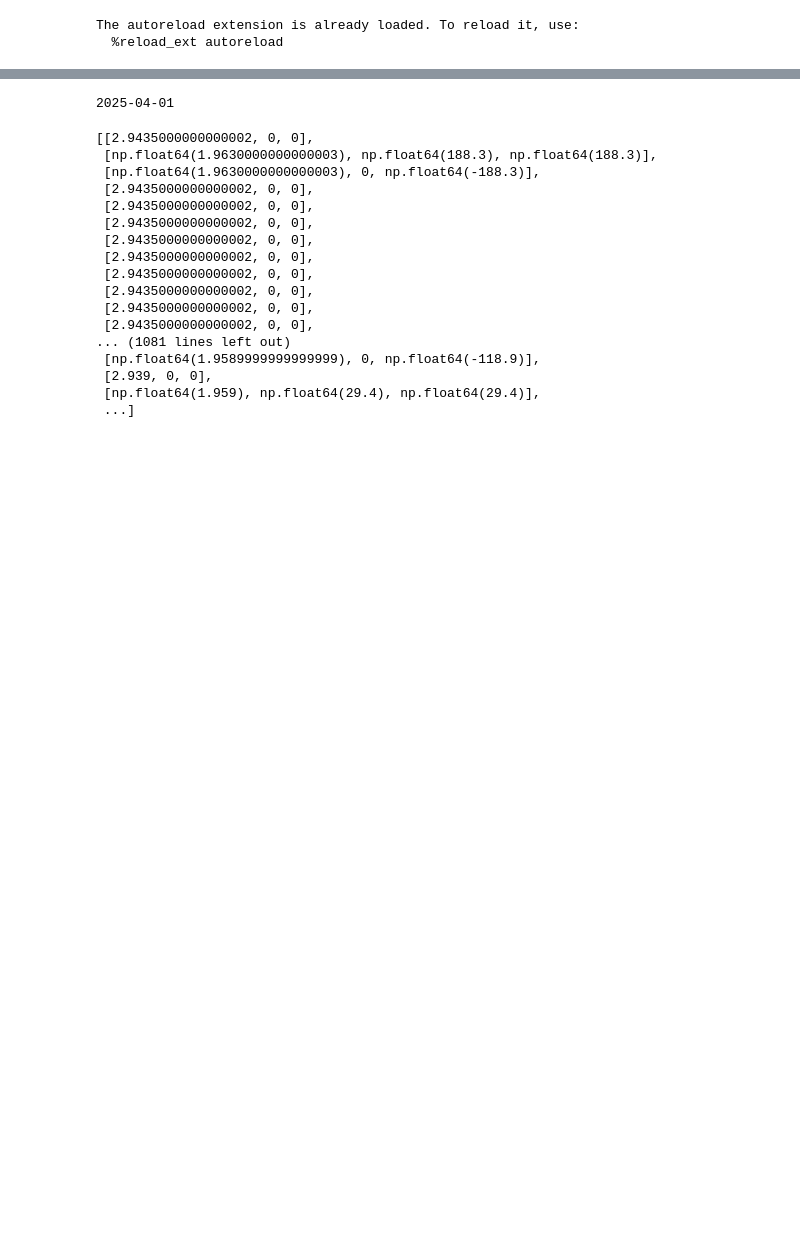
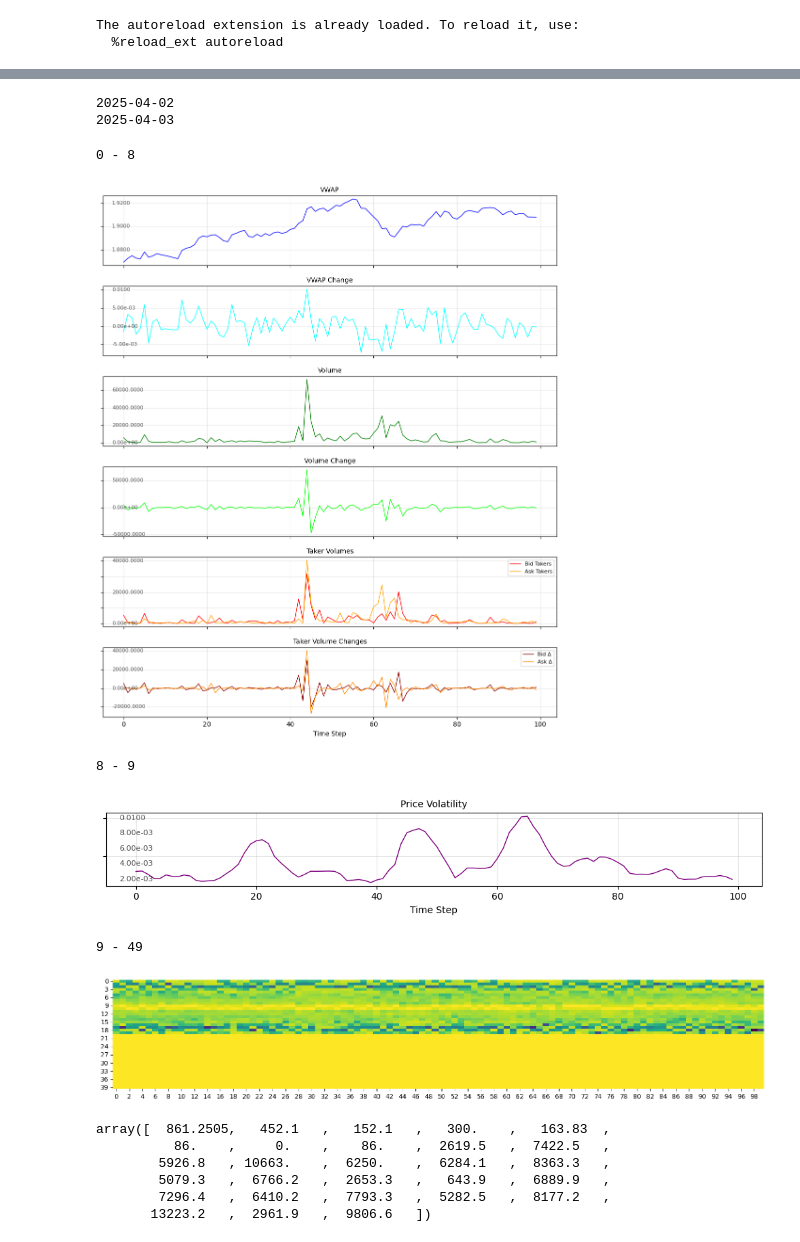
Before and after one commit to noahpy/crypto_trading, a Jupyter notebook: data_loader.ipynb, the cells around one changed output, grey strips where cells are left out. Drawn from its saved outputs; the diff is of its cells as text; code cells hidden in the pictures; blank space fills up the shorter version.

Commit message:
added features and visualization methods to features

```diff
--- a/data_loader.ipynb
+++ b/data_loader.ipynb
@@ -11,31 +19,39 @@ The autoreload extension is already loaded. To reload it, use:
 from datetime import datetime, timedelta
 folder = "data"
 contract = "CAKEUSDT"
-start_date = end_date = datetime(2025, 4, 1)
+start_date = datetime(2025, 4, 2)
+end_date = datetime(2025, 4, 3)
 
 
-input_feature_creator = FeatureCreator([VWAPFeature(1), VolumeFeatures(True)])
+trades_feature = TradeFeature(1, inc_vwap=True, inc_vwap_change=True, inc_vol=True, inc_vol_change=True, inc_taker=True, inc_taker_change=True)
+volatility_feature = VolatilityFeature(10)
+ob_feature = LevelOBFeature(num_levels=10, change=False, include_prices=True)
+trend_feature = TrendFeature(1)
+
+input_feature_creator = FeatureCreator([trades_feature, volatility_feature, ob_feature])
 output_feature_creator = FeatureCreator([])
 
-a, b = load_ob_and_trade_data_new(folder, contract, start_date, end_date, timedelta(seconds=10), input_feature_creator, output_feature_creator)
-
-a
+a, b = load_ob_and_trade_data_new(folder, contract, start_date, end_date, timedelta(seconds=60), input_feature_creator, output_feature_creator)
 # %% [output]
-2025-04-01
+2025-04-02
+2025-04-03
-[[2.9435000000000002, 0, 0],
- [np.float64(1.9630000000000003), np.float64(188.3), np.float64(188.3)],
- [np.float64(1.9630000000000003), 0, np.float64(-188.3)],
- [2.9435000000000002, 0, 0],
- [2.9435000000000002, 0, 0],
- [2.9435000000000002, 0, 0],
- [2.9435000000000002, 0, 0],
- [2.9435000000000002, 0, 0],
- [2.9435000000000002, 0, 0],
- [2.9435000000000002, 0, 0],
- [2.9435000000000002, 0, 0],
- [2.9435000000000002, 0, 0],
-... (1081 lines left out)
- [np.float64(1.9589999999999999), 0, np.float64(-118.9)],
- [2.939, 0, 0],
- [np.float64(1.959), np.float64(29.4), np.float64(29.4)],
- ...]
+# %%
+input_feature_creator.visualize(a[1000:1100], 0)
+input_feature_creator.visualize(a[1000:1100], 1)
+input_feature_creator.visualize(a[1000:1100], 2)
+# %% [output]
+0 - 8
+[figure, added]
+8 - 9
+[figure, added]
+9 - 49
+[figure, added]
+# %%
+a[0]
+# %% [output]
+array([  861.2505,   452.1   ,   152.1   ,   300.    ,   163.83  ,
+          86.    ,     0.    ,    86.    ,  2619.5   ,  7422.5   ,
+        5926.8   , 10663.    ,  6250.    ,  6284.1   ,  8363.3   ,
+        5079.3   ,  6766.2   ,  2653.3   ,   643.9   ,  6889.9   ,
+        7296.4   ,  6410.2   ,  7793.3   ,  5282.5   ,  8177.2   ,
+       13223.2   ,  2961.9   ,  9806.6   ])
```
Also changed, not shown: parts of 4 cells of this notebook, 9 other files.
